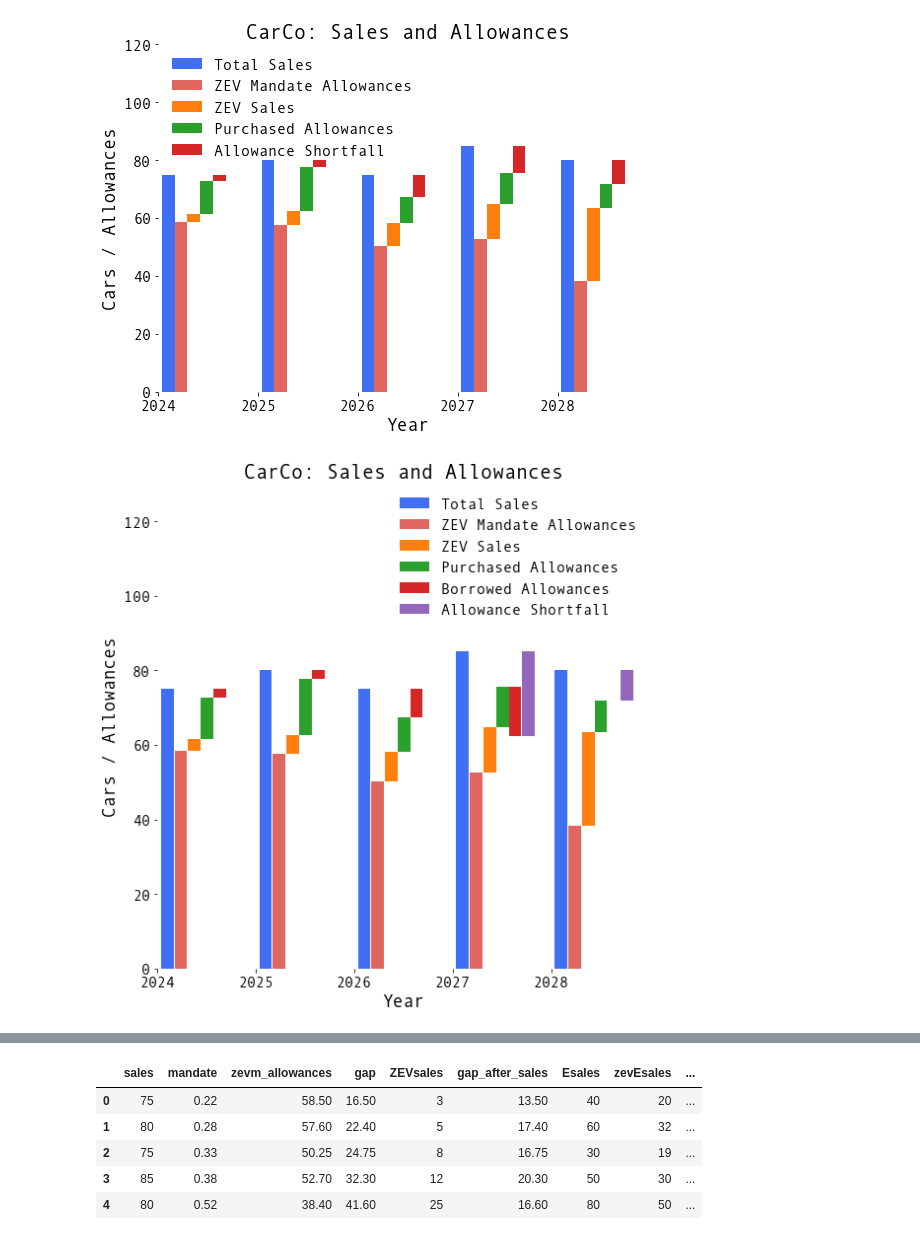
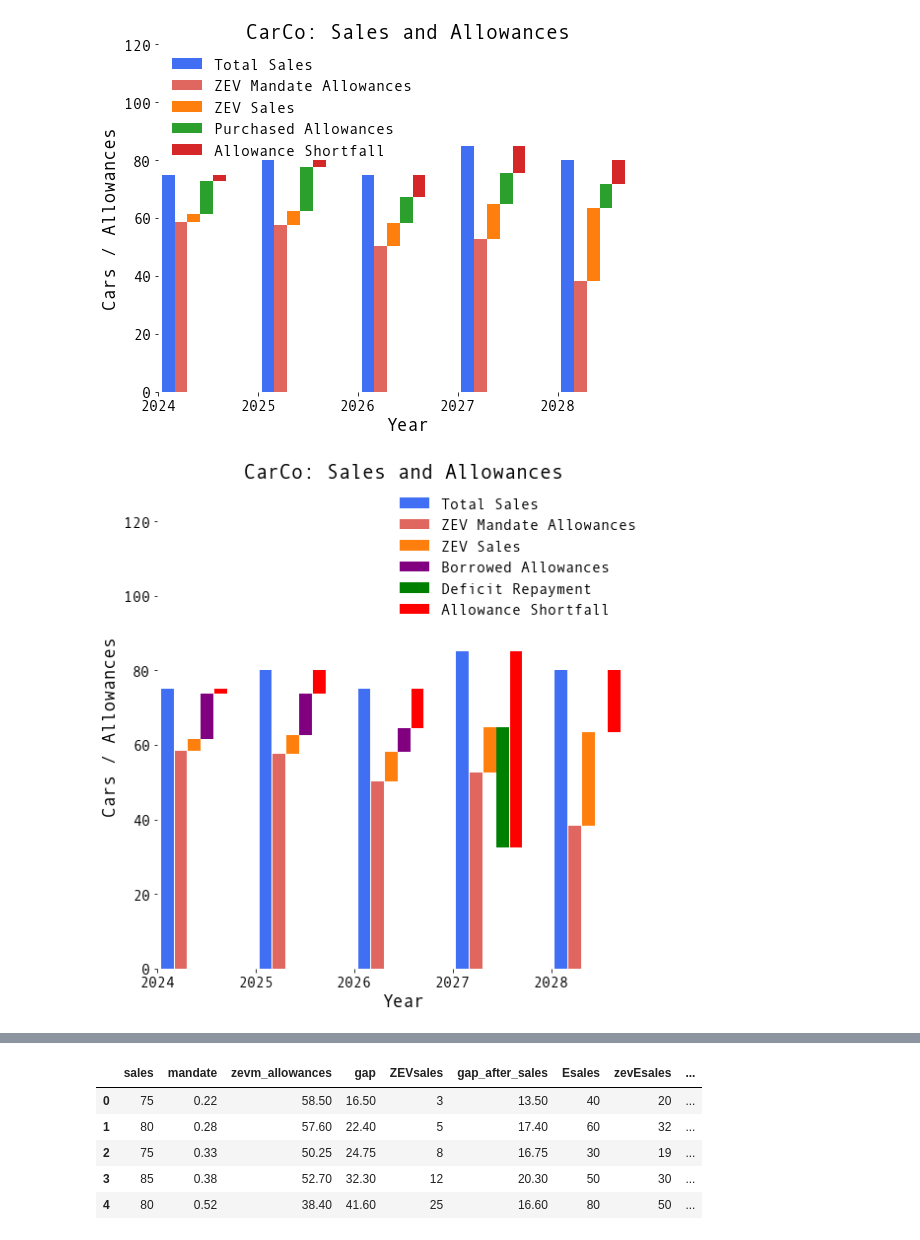
Before and after one commit to New-AutoMotive/zev_mandate, a Jupyter notebook: 02.02) General ZEV mandate graphics.ipynb, the cells around one changed output, grey strips where cells are left out. Saved outputs shown, nothing was run; the diff lists cells and outputs as text; code cells hidden in the pictures.

```diff
--- a/02.02) General ZEV mandate graphics.ipynb
+++ b/02.02) General ZEV mandate graphics.ipynb
@@ -158,24 +180,26 @@ df
 # %%
-running_total = 0
-deficit = []
-borrowed_allowances = []
+# running_total = 0
+# deficit = []
+# borrowed_allowances = []
+# mandate_perc = [.22, .28, .33]
 
-for e in df.gap_after_sales_and_trading.tolist()[:3]:
-    running_total += e
+# for e, i in enumerate(df.gap_after_sales.tolist()[:3]):
+#     running_total += e
 
-    deficit.append(running_total)
-    running_total *= 1.035
-    borrowed_allowances.append(e)
+#     deficit.append(running_total)
+#     running_total *= 1.035
+#     borrowed_allowances.append(e)
 
-running_total *= -1.035
-deficit.append(running_total)
-deficit.append(0)
-borrowed_allowances.append(running_total)
-borrowed_allowances.append(0)
+# running_total *= -1.035
+# deficit.append(running_total)
+# deficit.append(0)
+# borrowed_allowances.append(running_total)
+# borrowed_allowances.append(0)
 
-df['deficit'] = deficit
-df['borrowed_allowances'] = borrowed_allowances
-df['gap_after_s_t_b'] = df.apply(lambda row: row.gap_after_sales_and_trading - row.borrowed_allowances, axis=1)
+# df['deficit'] = deficit
+# df['borrowed_allowances'] = borrowed_allowances
+# df['gap_after_s_t_b'] = df.apply(lambda row: row.gap_after_sales_and_trading - row.borrowed_allowances, axis=1)
+# df['gap_after_s_b'] = df.apply(lambda row: row.gap_after_sales - row.borrowed_allowances, axis=1)
 # %%
 df
 # %% [output]
@@ -218,30 +242,32 @@ plt.savefig('plots/car_co_zevm_sales_mad.png', transparent=False, bbox_inches='t
 # %%
 fig, ax = plt.subplots(figsize=(8, 8))
 
 ax.grid(False)
 
 ax.set_ylim(0, 130)
 ax.set_xlim(0, 25)
 ax.set_ylabel('Cars / Allowances')
 ax.set_xlabel('Year')
 
 bar_width = 0.64
 bar_gap = 0.05
 
 ax.bar(x=(5*df.index)+0.5, height=df.sales, width=bar_width, label='Total Sales')
 ax.bar(x=(5*df.index)+0.5+bar_width+bar_gap, height=df.zevm_allowances, width=bar_width, label='ZEV Mandate Allowances')
 ax.bar(x=(5*df.index)+0.5+2*bar_width+2*bar_gap, height=df.ZEVsales, bottom = df.zevm_allowances, width=bar_width, label='ZEV Sales')
-ax.bar(x=(5*df.index)+0.5+3*bar_width+2*bar_gap, height=-1*df.Egap_after_sales, bottom=(df.zevm_allowances + df.ZEVsales), width=bar_width, label='Purchased Allowances')
-ax.bar(x=(5*df.index)+0.5+4*bar_width+2*bar_gap, height=df.borrowed_allowances, bottom=(df.zevm_allowances + df.ZEVsales+(-1*df.Egap_after_sales)), width=bar_width, label='Borrowed Allowances')
-ax.bar(x=(5*df.index)+0.5+5*bar_width+3*bar_gap, height=df.gap_after_s_t_b, bottom=(df.borrowed_allowances+df.zevm_allowances + df.ZEVsales+(-1*df.Egap_after_sales)), width=bar_width, label='Allowance Shortfall')
+# ax.bar(x=(5*df.index)+0.5+3*bar_width+2*bar_gap, height=-1*df.Egap_after_sales, bottom=(df.zevm_allowances + df.ZEVsales), width=bar_width, label='Purchased Allowances')
+ax.bar(x=(5*df.index)+0.5+3*bar_width+2*bar_gap, height=df.borrowable, bottom=(df.zevm_allowances + df.ZEVsales), width=bar_width, label='Borrowed Allowances', color='purple')
+ax.bar(x=(5*df.index)+0.5+3*bar_width+2*bar_gap, height=df.repayment, bottom=((df.zevm_allowances + df.ZEVsales) - df.repayment), width=bar_width, label='Deficit Repayment', color='green')
+
+ax.bar(x=(5*df.index)+0.5+4*bar_width+3*bar_gap, height=df.gap_after_sales_borrowing, bottom=(df.sales - df.gap_after_sales_borrowing), width=bar_width, label='Allowance Shortfall', color='red')
 
 
 ax.legend(loc='upper right')
 
 ax.set_xticks(list(range(0, 25, 5)))
 ax.set_xticklabels(['2024', '2025', '2026', '2027', '2028'])
 
 ax.set_title('CarCo: Sales and Allowances')
-plt.savefig('plots/car_co_zevm_sales_mad.png', transparent=False, bbox_inches='tight', dpi=300)
+plt.savefig('plots/car_co_zevm_sales_borrowed.png', transparent=False, bbox_inches='tight', dpi=300)
 # %% [output]
-[figure, old version]
+[figure, new version]
```
Also changed, not shown: parts of 7 cells of this notebook, 1 other file.
